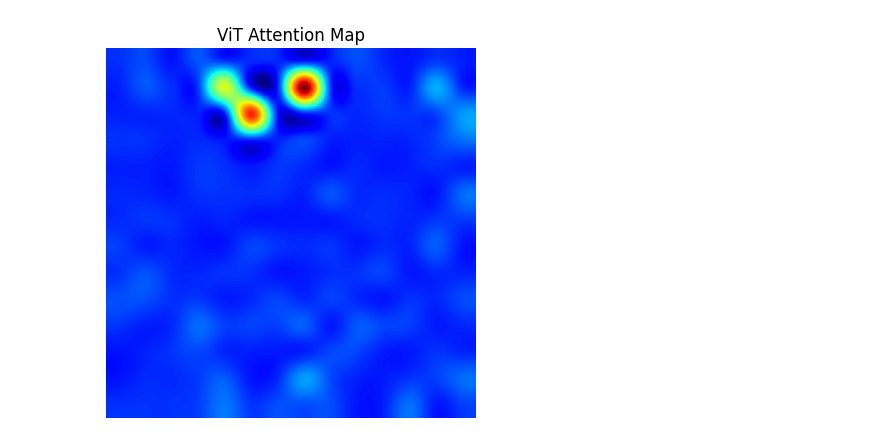
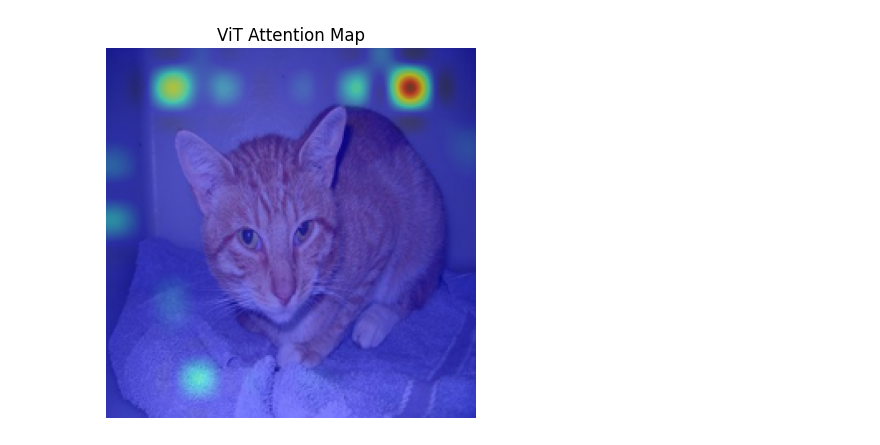
Before and after one commit to eladlaks/osteoporosis_project, a Jupyter notebook: notebooks/attention.ipynb, the cells around one changed output. Saved outputs shown, nothing was run; the diff lists cells and outputs as text; code cells hidden in the pictures.

Commit message:
attention

```diff
--- a/notebooks/attention.ipynb
+++ b/notebooks/attention.ipynb
@@ -5,24 +5,17 @@ from torchvision import transforms
 from PIL import Image
 import matplotlib.pyplot as plt
 import numpy as np
+from functools import partial
 
 # Load the model
-model = timm.create_model("vit_base_patch16_224", pretrained=True, num_classes=3)
-checkpoint_path = r"C:\Users\e0l07sq\Desktop\rnd\osteoporosis_project\saved_models\ViT_best.pth"
-state_dict = torch.load(checkpoint_path, map_location='cpu')  # or 'cuda' if you're using GPU
-model.load_state_dict(state_dict)
+model = timm.create_model("vit_base_patch16_224", pretrained=True, num_classes=2)
+# checkpoint_path = r"C:\Users\e0l07sq\Desktop\rnd\osteoporosis_project\saved_models\ViT_best.pth"
+# state_dict = torch.load(checkpoint_path, map_location='cpu')  # or 'cuda' if you're using GPU
+# model.load_state_dict(state_dict)
 
-# Step 3: Set model to eval mode
 model.eval()
 
-# Store attention weights
-attn_weights = []
-
-def get_attn_hook(module, input, output):
-    # output: tuple, output[1] is the attention weights
-    attn_weights.append(output[1])  # The second output is attn map
 
 
-# Register the hook to the last attention layer
-# For ViT in timm, it's usually model.blocks[-1].attn
-# handle = model.blocks[-1].attn.attn_drop.register_forward_hook(hook_fn)
+# # Save the original forward method
+# original_attn_forward = model.blocks[-1].attn.forward
@@ -52,6 +57,9 @@ model.blocks[-1].attn.forward = patched_attn_forward.__get__(model.blocks[-1].at
 # %%
+attn_weights = []
+
+
 # Load and preprocess the image
-image_path = r"C:\Users\e0l07sq\Desktop\rnd\osteoporosis_project\data\cropped_data\Normal\Normal 27_right.png"
+image_path = r"C:\Users\e0l07sq\Downloads\training_set\training_set\cats\cat.119.jpg"
 img = Image.open(image_path).convert('RGB')
 
 transform = transforms.Compose([
@@ -60,33 +68,35 @@ transform = transforms.Compose([
     transforms.Normalize(mean=(0.5, 0.5, 0.5), std=(0.5, 0.5, 0.5)),
 ])
 
 input_tensor = transform(img).unsqueeze(0)  # Add batch dimension
 
+
+# Patch it
+model.blocks[-1].attn.forward = patched_attn_forward.__get__(model.blocks[-1].attn, type(model.blocks[-1].attn))
 # Forward pass
 with torch.no_grad():
     _ = model(input_tensor)
-
 
 # Get the attention from the CLS token
 attn = attn_weights[0]  # Shape: [batch, heads, tokens, tokens]
 cls_attn = attn[0, :, 0, 1:]  # CLS to all patches, ignore CLS->CLS
 
 # Average over heads
 mean_attn = cls_attn.mean(dim=0).reshape(14, 14).cpu().numpy()  # ViT has 14x14 patches
 
 # Normalize
 mean_attn = (mean_attn - mean_attn.min()) / (mean_attn.max() - mean_attn.min())
 
 # Upsample to image size
 import cv2
 attn_map = cv2.resize(mean_attn, (224, 224), interpolation=cv2.INTER_CUBIC)
 
 # Show overlay
 fig, ax = plt.subplots()
 ax.imshow(img.resize((224, 224)))
-ax.imshow(attn_map, cmap='jet', alpha=0.999)
+ax.imshow(attn_map, cmap='jet', alpha=0.5)
 plt.axis('off')
 plt.title("ViT Attention Map")
 plt.show()
 # %% [output]
-[figure, old version]
+[figure, new version]
```
Also changed, not shown: parts of 2 cells of this notebook.
